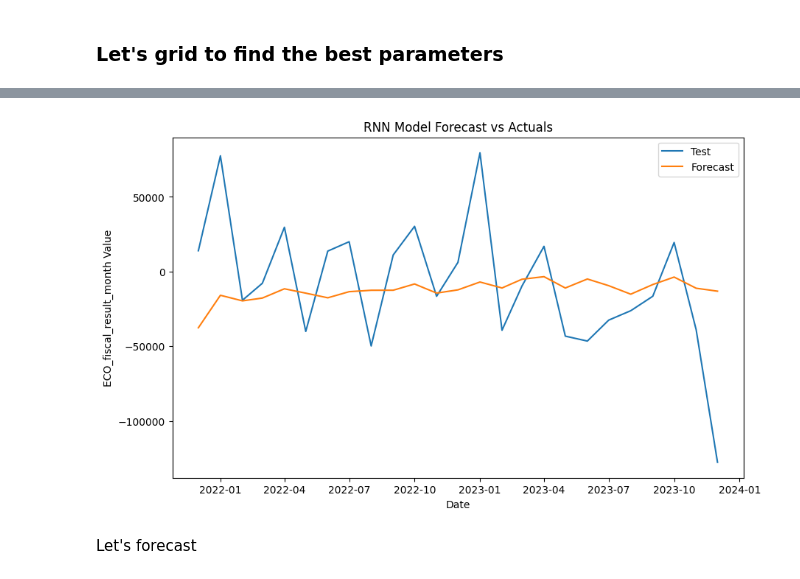
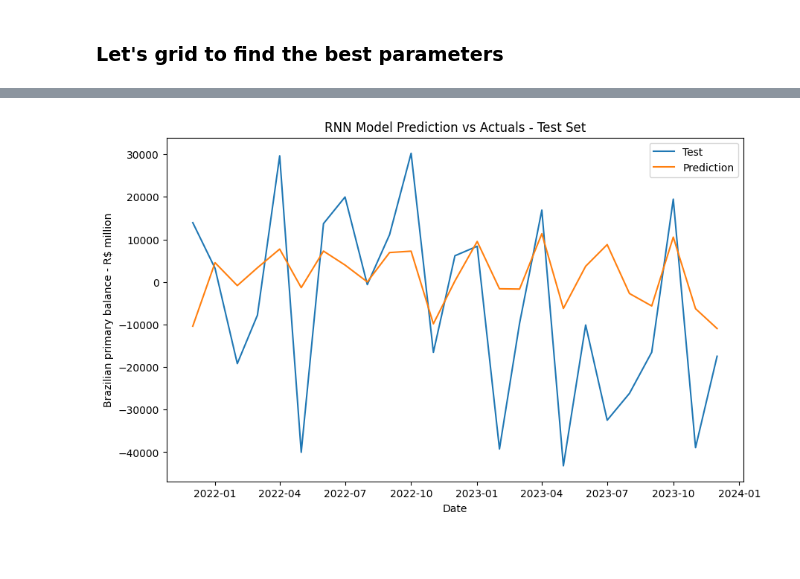
Before and after one commit to augustofonseca25/primary-balance-forecast, a Jupyter notebook: scr/3_3_1_MODEL_rnn_grid.ipynb, the cells around one changed output, grey strips where cells are left out. Saved outputs shown, nothing was run; the diff lists cells and outputs as text; code cells hidden in the pictures; blank space fills up the shorter version.

```diff
--- a/scr/3_3_1_MODEL_rnn_grid.ipynb
+++ b/scr/3_3_1_MODEL_rnn_grid.ipynb
@@ -18,18 +30,20 @@ from tensorflow.keras.regularizers import l1_l2
 # %%
-# load the data
+# load data
 #file_path = '../data/data_orig_parameters.csv'
-#file_path = '../data/BR_param_EDA.csv'
 #file_path = '../data/data_cleaned_RF.csv'
-#file_path = '../data/data_cleaned_LASSO.csv'
-file_path = '../data/data_cleaned_RFE.csv'
+file_path = '../data/data_cleaned_LASSO.csv'
+#file_path = '../data/data_cleaned_RFE.csv'
+
 # parse the date column and set it as the index of the dataframe
 df_raw = pd.read_csv(file_path, parse_dates=['Date'], index_col='Date')
+
 # define the target variable as the first column
 target_variable = df_raw.columns[0]
+
 # Convert all columns to float
 df_raw = df_raw.astype('float64')
 
-# Remove outliers
-remove_outliers_threshold = np.nan
-#remove_outliers_threshold = 0.20
+# Define threshold to remove outliers
+#remove_outliers_threshold = np.nan
+remove_outliers_threshold = 0.20
 # %%
@@ -46,11 +57,4 @@ else:
 df_adjusted = uf.fill_missing_values(df_cleaned)
-# %%
-# Check if there is any collum with unique values and drop it
-for column in df_adjusted.columns:
-    if len(df_adjusted[column].unique()) == 1:
-        df_adjusted.drop(column, axis=1, inplace=True)
-
-#print(df_adjusted.shape)
 # %%
 # Define test and validation set sizes
 val_size = 48 # 48 months or 4 years
@@ -229,9 +242,9 @@ best_model.save('best_rnn_model_grid_rfe_6.keras')  # Saves the model to a HDF5
 # %%
-
+# Now let's train the model and make predictions on validation set
 
 # train the model
-history = best_model.fit(X_train, Y_train, validation_data=(X_val, Y_val), epochs=epochs, batch_size=batch_size, verbose=2)
+history = best_model.fit(X_train, Y_train, validation_data=(X_val, Y_val), epochs=epochs, batch_size=batch_size, verbose=0)
 
-# Make predictions
+# Make predictions on the validation set
 predictions_scaled = best_model.predict(X_val)
 # %% [output]
@@ -333,20 +323,16 @@ MAE best RNN: 33081.02734375
 # %%
-# Plot RNN best Model Forecast(static) vs Actuals
+# Plot RNN best Model predictions vs Actuals - Test Set
 
 # Convert Y_test_rescaled to a dataframe using the test index
 Y_test_rescaled_df = pd.DataFrame(Y_test, index=Y_test.index)
-#Y_test_rescaled_df = pd.DataFrame(Y_test, index=test.index[n_past:])
 # Change the column name to the target variable
 Y_test_rescaled_df.columns = [target_variable]
 
-uf.plot_forecast_vs_test(
+uf.plot_prediction_vs_test(
     target_variable,
-    #train[target_variable],
     Y_test_rescaled_df[target_variable],
     predictions,
     #predictions_test_rescaled,
-    'RNN Model Forecast vs Actuals')
+    'RNN Model Prediction vs Actuals - Test Set',)
 # %% [output]
-[figure, old version]
+[figure, new version]
-# %% [markdown]
-Let's forecast
```
Also changed, not shown: parts of 26 cells of this notebook, 23 other files.
